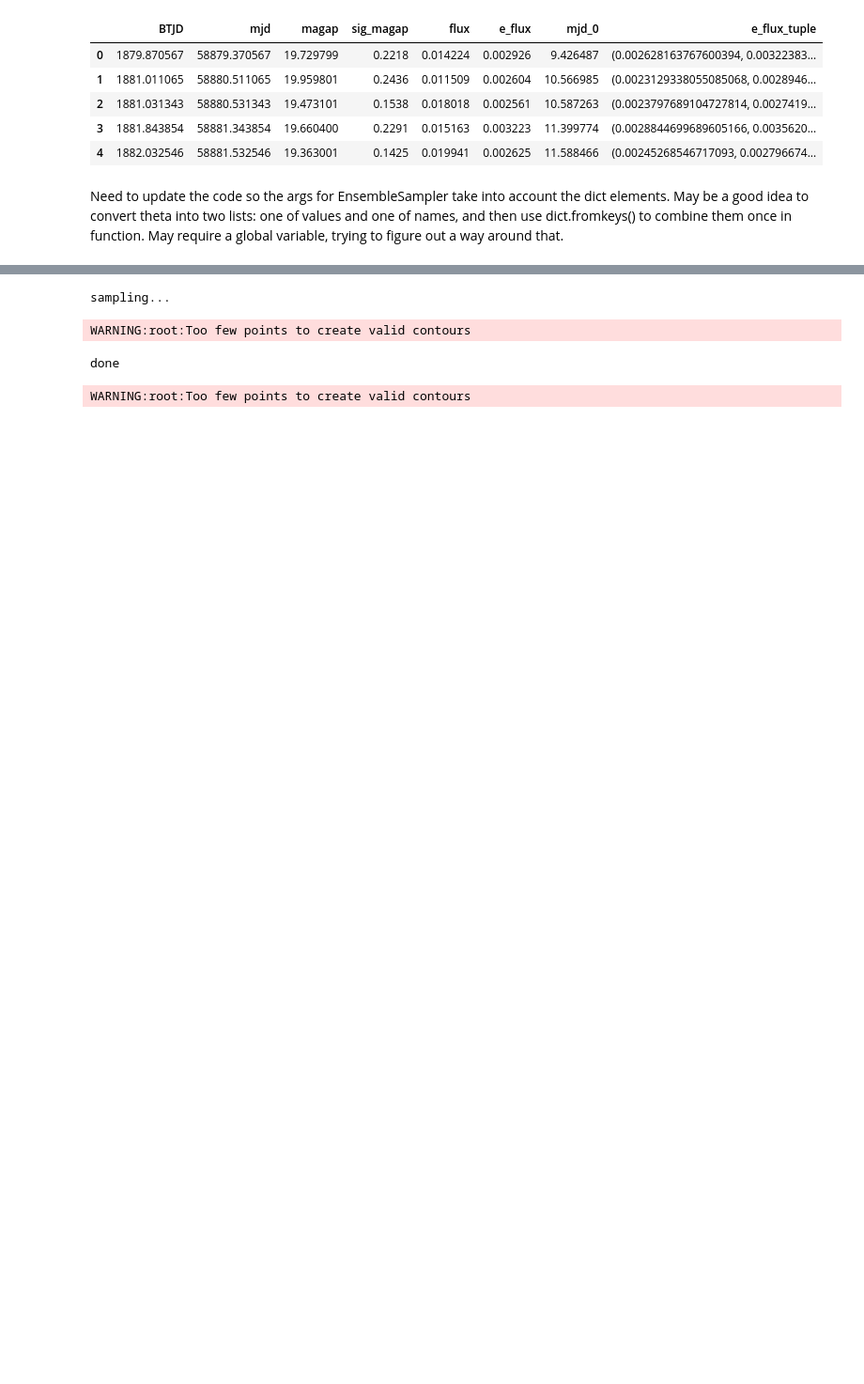
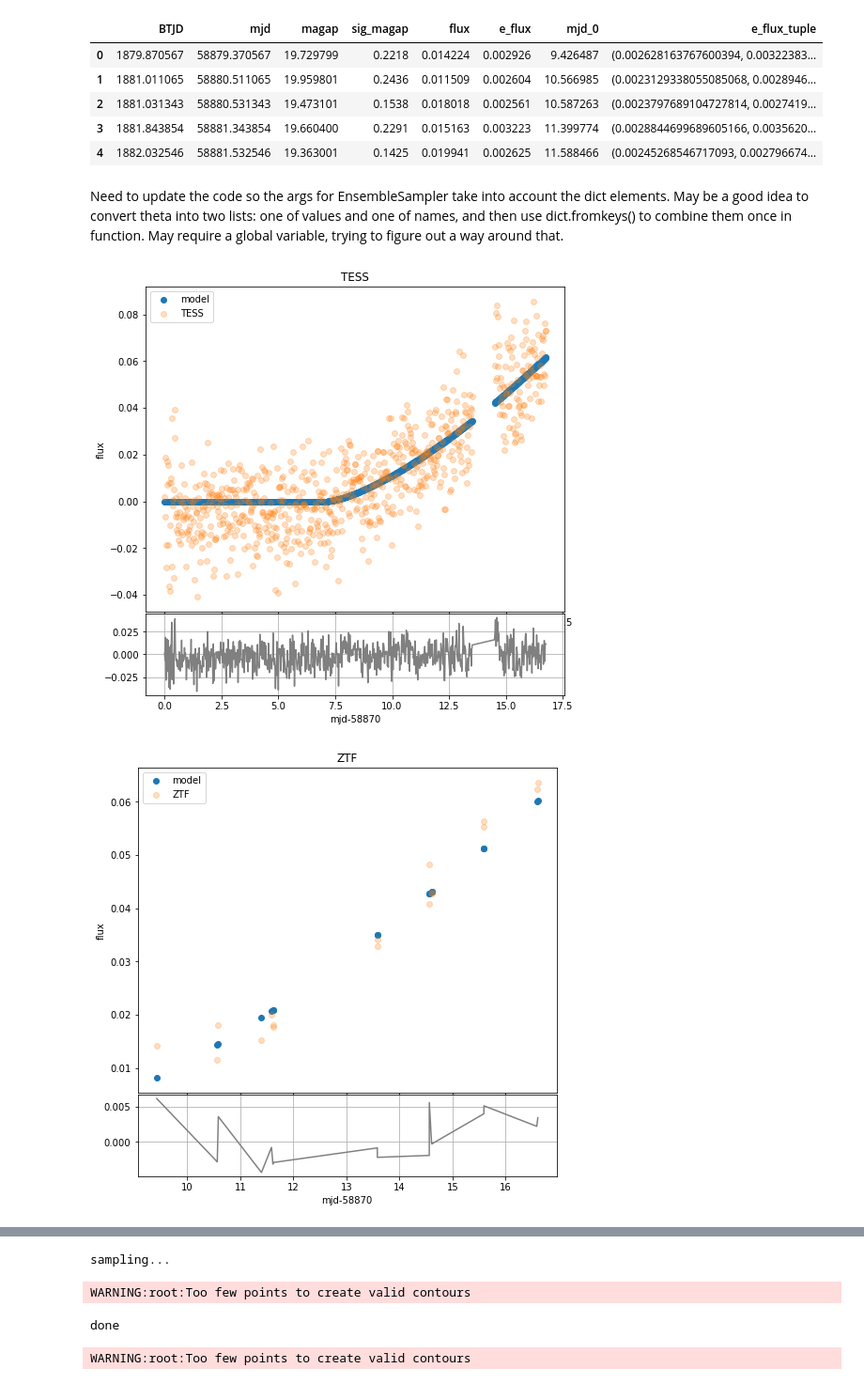
Before and after one commit to tylerbarna/BarnaSeniorHonorsThesis, a Jupyter notebook: sn2020bpi_mcmc.ipynb, the cells around one changed output, grey strips where cells are left out. Shown at 94% size. Drawn from its saved outputs; the diff is of its cells as text; code cells hidden in the pictures; blank space fills up the shorter version.

```diff
--- a/sn2020bpi_mcmc.ipynb
+++ b/sn2020bpi_mcmc.ipynb
@@ -171,7 +172,7 @@ def plot_lc_model(theta,data,cutoff=16.75):
     else:
         title = "I AM ERROR."
 
-    lc_mod, lc_var = lc_model(theta,data[data.mjd_0 <= cutoff])
+    lc_mod, lc_var = lc_model(theta.values(),theta.keys(),data[data.mjd_0 <= cutoff])
 
     fig,ax = plt.subplots(figsize=(8,8))
 
@@ -215,10 +216,13 @@ def plot_lc_model(theta,data,cutoff=16.75):
 # plot_lc_model(guess,tess_2020bpi,cutoff)
 # plot_lc_model(guess,ztf_2020bpi,cutoff)
 # %%
-# guess = {'t0':5,'a':4.5e-4,'power':2}
-# cutoff = 16.75
-# plot_lc_model(guess,tess_2020bpi,cutoff)
-# plot_lc_model(guess,ztf_2020bpi,cutoff)
+guess = {'t0':7.132,'a':.002495,'power':1.416099}
+cutoff = 16.75
+plot_lc_model(guess,tess_2020bpi,cutoff)
+plot_lc_model(guess,ztf_2020bpi,cutoff)
+# %% [output]
+[figure, added]
+[figure, added]
 # %%
 # plt.scatter(tess_2020bpi[tess_2020bpi.flux >=0].mjd_0.rolling(48).median(),tess_2020bpi[tess_2020bpi.flux >=0].flux.rolling(48).median(),
 #            )
```
Also changed, not shown: parts of 6 cells of this notebook.
